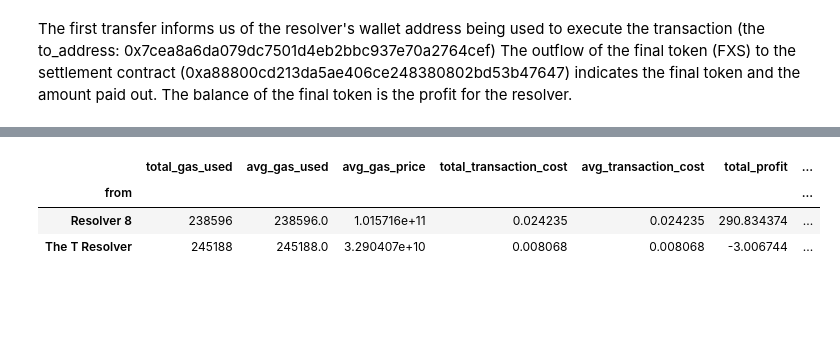
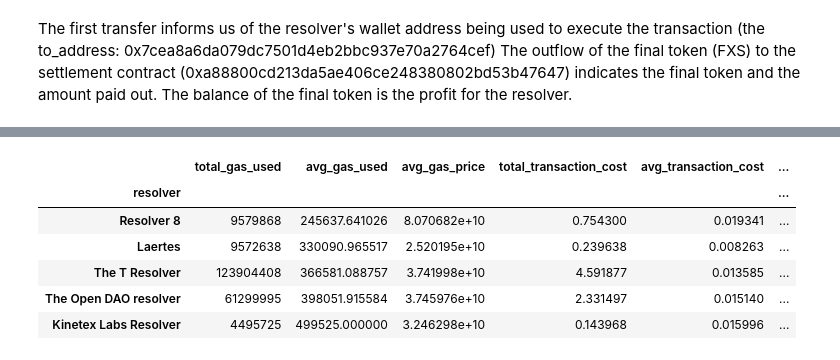
Before and after one commit to 0xEljh/1inch-fusion-dashboard, a Jupyter notebook: notebooks/dashboard.ipynb, the cells around one changed output, grey strips where cells are left out. Cells and saved outputs as stored; diff of their text form; code cells hidden in the pictures; blank space fills up the shorter version.

```diff
--- a/notebooks/dashboard.ipynb
+++ b/notebooks/dashboard.ipynb
@@ -28,6 +28,3 @@ block_number # block number to for start date of transaction query
-# %%
-# overwrite block number for testing:
-block_number = 17055621
 # %%
 address = "0xA88800CD213dA5Ae406ce248380802BD53b47647"
 transactions = etherscan_api.get_transactions(address, block_number)
@@ -212,26 +218,29 @@ resolver_address_mapping ={
 # %%
 # groupby resolvers
 (
     df
     .assign(
         transactionCost=lambda x: x["gasUsed"] * x["gasPrice"] / 1e18,
-        **{"from": lambda x: x["from"].map(lambda address: resolver_address_mapping.get(address, address))},
+        **{"resolver": lambda x: x["from"].map(lambda address: resolver_address_mapping.get(address, address))},
     )
-    .groupby("from")
+    .groupby("resolver")
     .agg(
         total_gas_used=("gasUsed", "sum"),
         avg_gas_used=("gasUsed", "mean"),
         avg_gas_price=("gasPrice", "mean"),
         total_transaction_cost=("transactionCost", "sum"),
         avg_transaction_cost=("transactionCost", "mean"),
-        total_profit=("profit", "sum"),
-        avg_profit=("profit", "mean"),
-        total_volume=("true_volume", "sum"),
-        avg_volume=("true_volume", "mean"),
+        total_usd_profit=("profit", "sum"),
+        avg_usd_profit=("profit", "mean"),
+        total_usd_volume=("true_volume", "sum"),
+        avg_usd_volume=("true_volume", "mean"),
     )
 )
 # %% [output]
-|  | total_gas_used | avg_gas_used | avg_gas_price | total_transaction_cost | avg_transaction_cost | total_profit | ... |
-| from |  |  |  |  |  |  | ... |
-| Resolver 8 | 238596 | 238596.0 | 1.015716e+11 | 0.024235 | 0.024235 | 290.834374 | ... |
-| The T Resolver | 245188 | 245188.0 | 3.290407e+10 | 0.008068 | 0.008068 | -3.006744 | ... |
+|  | total_gas_used | avg_gas_used | avg_gas_price | total_transaction_cost | avg_transaction_cost | ... |
+| resolver |  |  |  |  |  | ... |
+| Resolver 8 | 9579868 | 245637.641026 | 8.070682e+10 | 0.754300 | 0.019341 | ... |
+| Laertes | 9572638 | 330090.965517 | 2.520195e+10 | 0.239638 | 0.008263 | ... |
+| The T Resolver | 123904408 | 366581.088757 | 3.741998e+10 | 4.591877 | 0.013585 | ... |
+| The Open DAO resolver | 61299995 | 398051.915584 | 3.745976e+10 | 2.331497 | 0.015140 | ... |
+| Kinetex Labs Resolver | 4495725 | 499525.000000 | 3.246298e+10 | 0.143968 | 0.015996 | ... |
```
Also changed, not shown: parts of 10 cells of this notebook.
